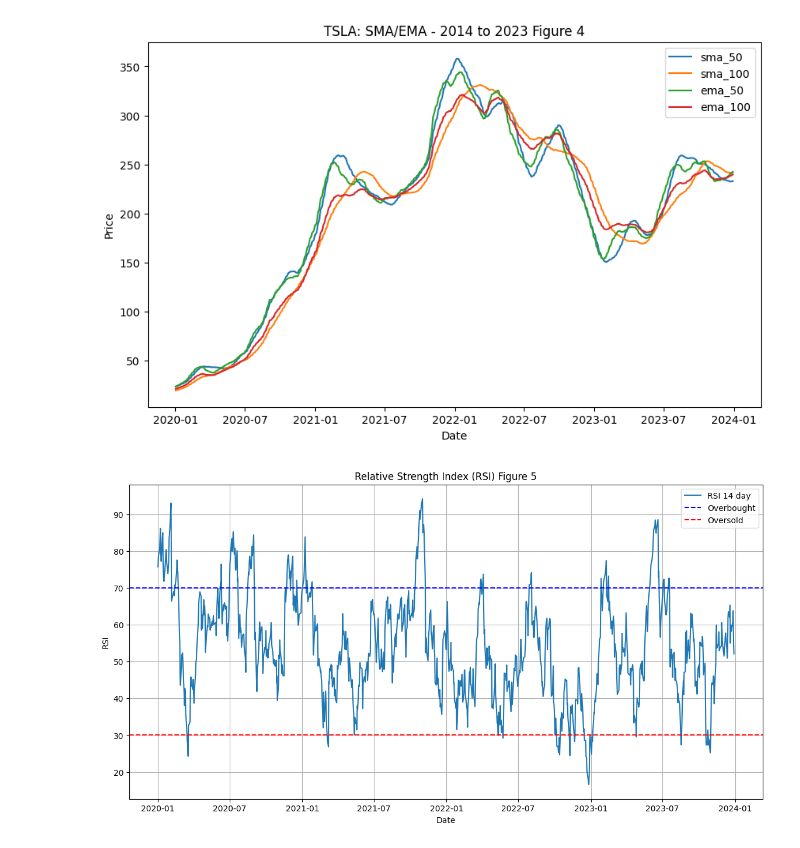
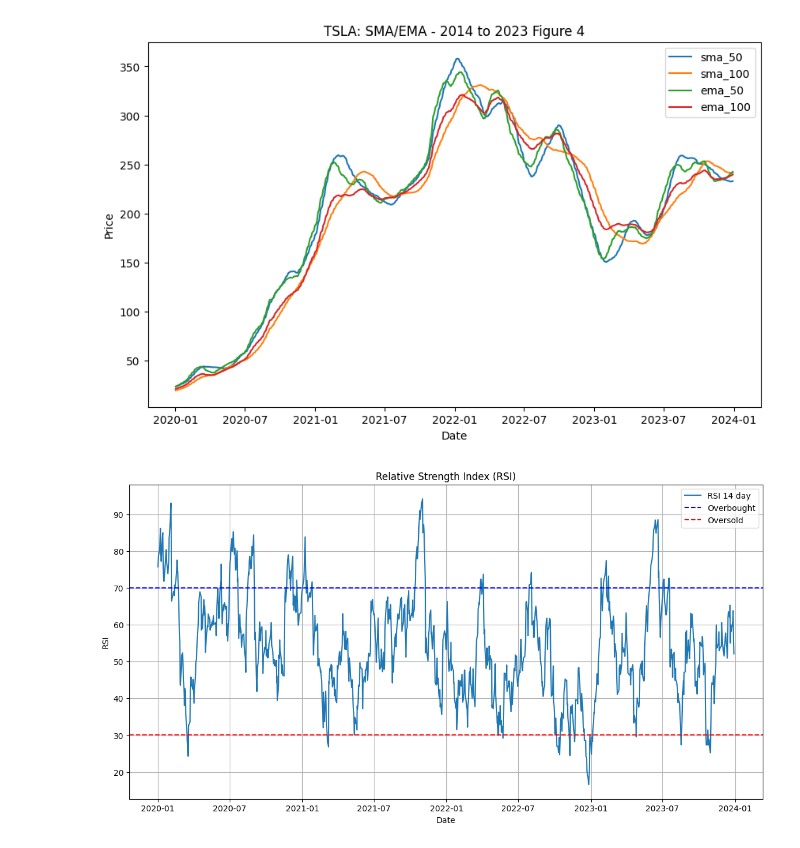
Before and after one commit to JasonMorris1/CSE151_Tesla_Stock_Prediction, a Jupyter notebook: addtional_charts.ipynb, the cells around one changed output. Cells and saved outputs as stored; diff of their text form; code cells hidden in the pictures.

```diff
--- a/addtional_charts.ipynb
+++ b/addtional_charts.ipynb
@@ -76,13 +76,13 @@ plt.show()
 # %%
 plt.figure(figsize=(14,7))
 plt.plot(df['date'], df['rsi_14'], label='RSI 14 day')
 plt.axhline(y=70, color='b', linestyle='--', label='Overbought')
 plt.axhline(y=30, color='r', linestyle='--', label='Oversold')
-plt.title('Relative Strength Index (RSI) Figure 5')
+plt.title('Relative Strength Index (RSI)')
 plt.xlabel('Date')
 plt.ylabel('RSI')
 plt.legend()
 plt.grid(True)
 plt.show()
 # %% [output]
-[figure, old version]
+[figure, new version]
```
Also changed, not shown: parts of 2 cells of this notebook, 5 other files.
